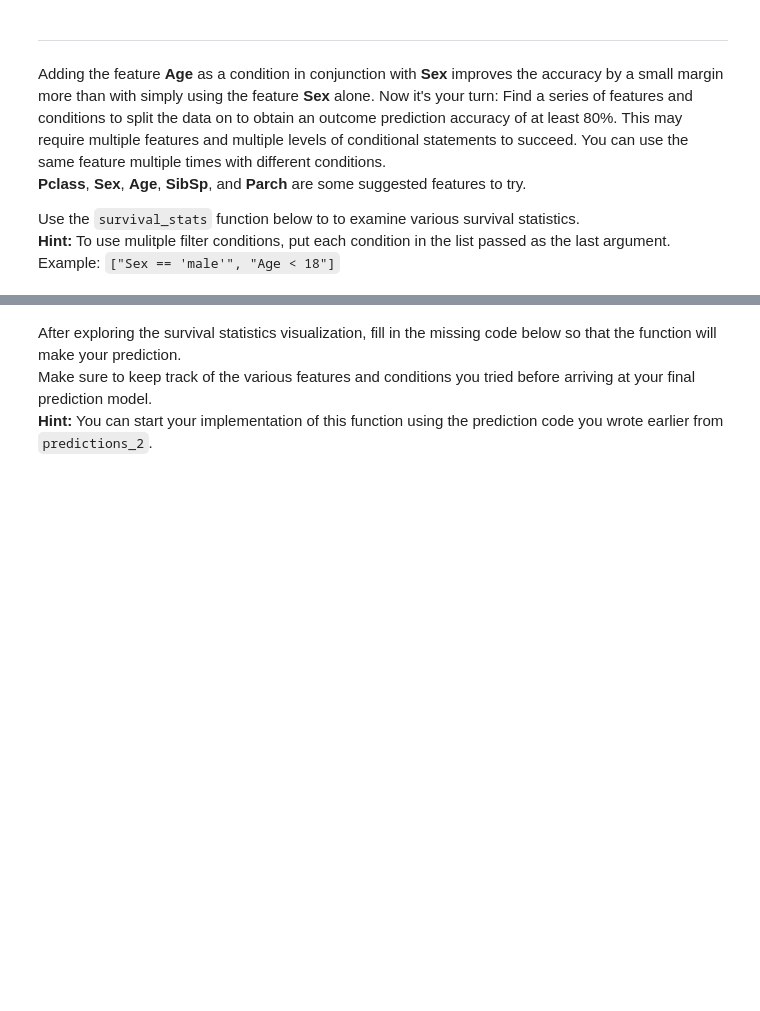
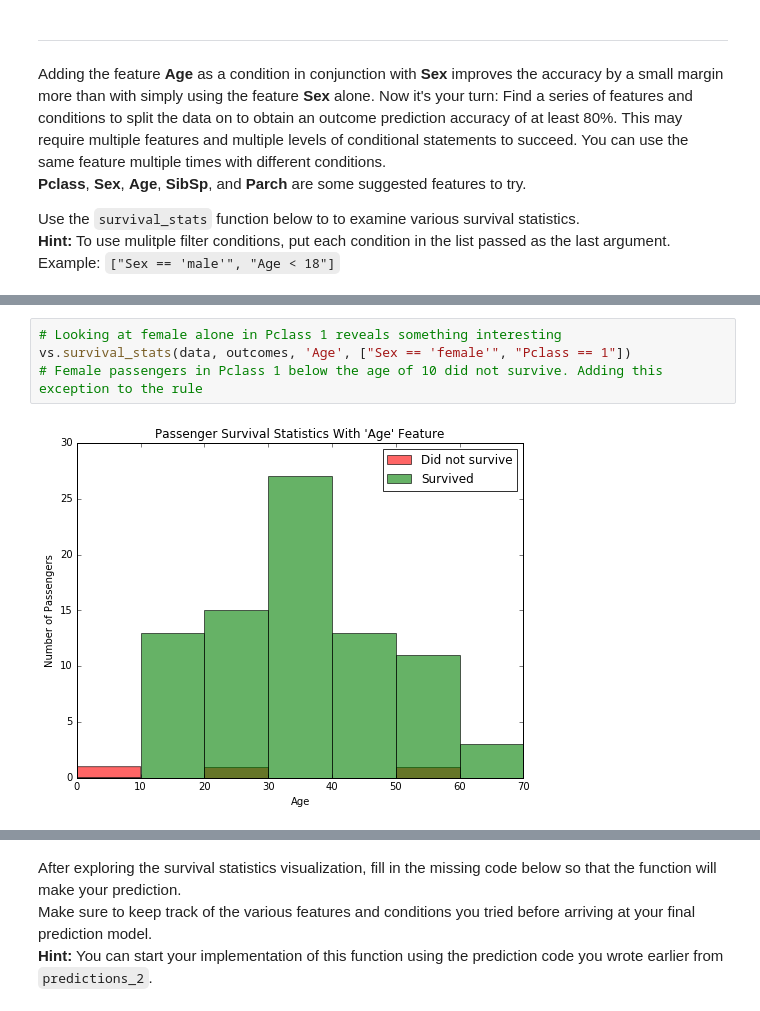
Before and after one commit to rtindru/machine-learning, a Jupyter notebook: projects/titanic_survival_exploration/titanic_survival_exploration.ipynb, the cells around one changed output, grey strips where cells are left out. Drawn from its saved outputs; the diff is of its cells as text; blank space fills up the shorter version.

```diff
--- a/projects/titanic_survival_exploration/titanic_survival_exploration.ipynb
+++ b/projects/titanic_survival_exploration/titanic_survival_exploration.ipynb
@@ -217,0 +233,6 @@ Use the `survival_stats` function below to to examine various survival statistic
+# %%
+# Looking at female alone in Pclass 1 reveals something interesting
+vs.survival_stats(data, outcomes, 'Age', ["Sex == 'female'", "Pclass == 1"])
+# Female passengers in Pclass 1 below the age of 10 did not survive. Adding this exception to the rule
+# %% [output]
+[figure, added]
```
Also changed, not shown: parts of 18 cells of this notebook, 1 other file.
